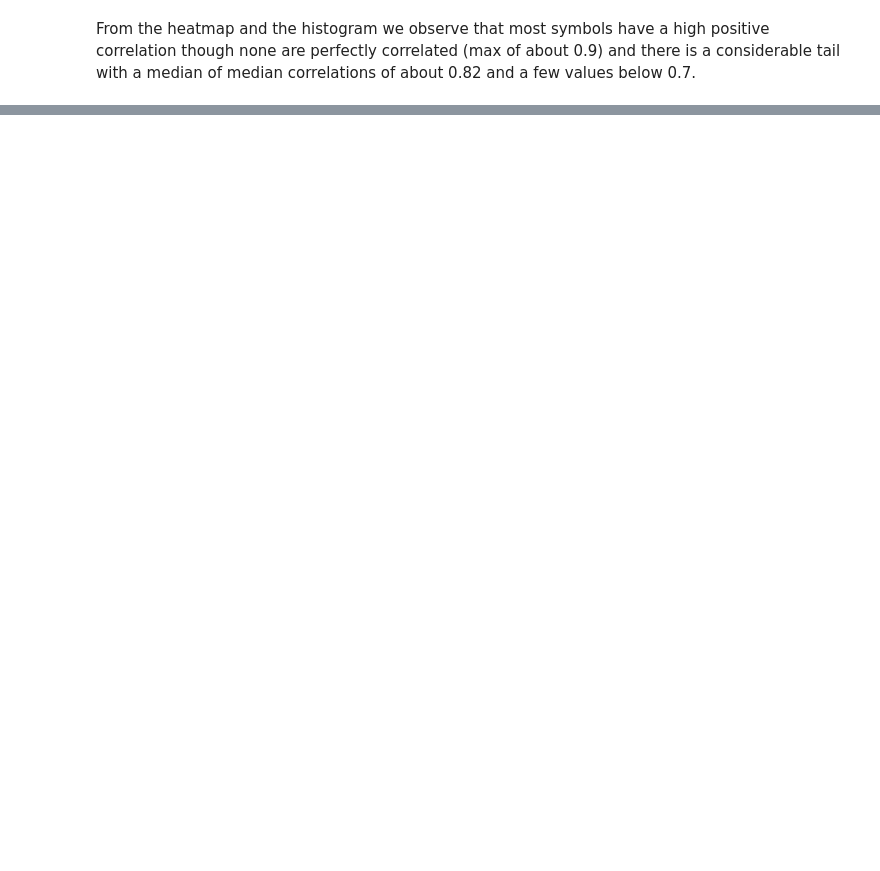
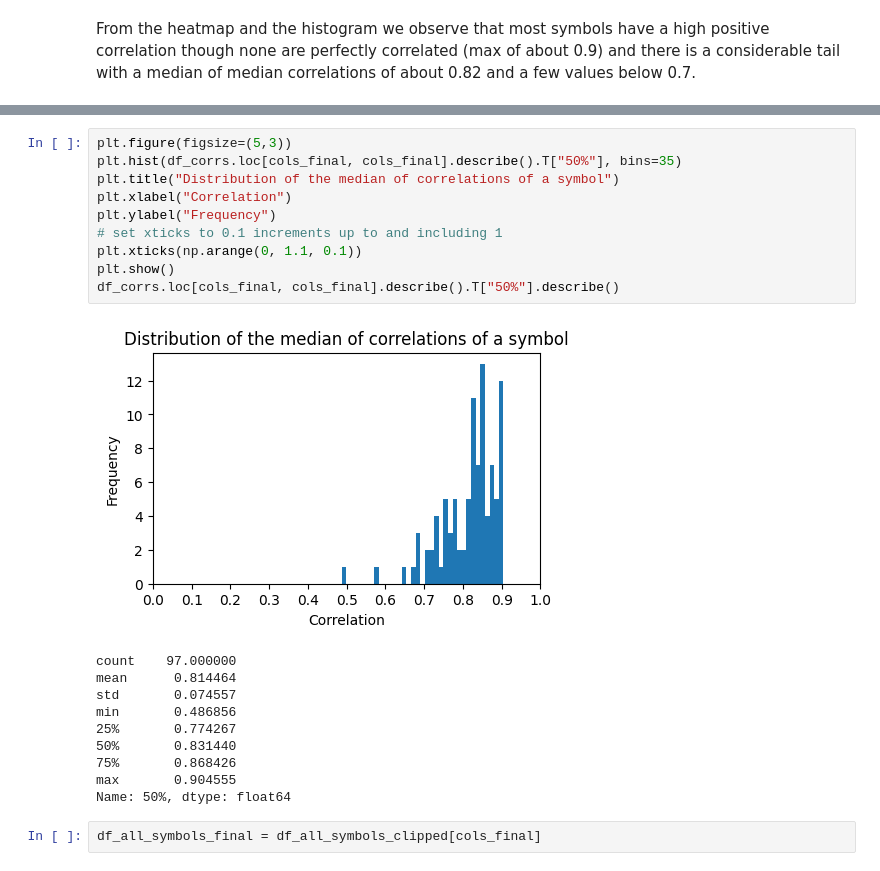
Before and after one commit to marcoopsampaio/aws_ml_eng_project_stock_prediction, a Jupyter notebook: experiments/data_exploration/data_understanding_and_cleaning.ipynb, the cells around one changed output, grey strips where cells are left out. Drawn from its saved outputs; the diff is of its cells as text; blank space fills up the shorter version.

```diff
--- a/experiments/data_exploration/data_understanding_and_cleaning.ipynb
+++ b/experiments/data_exploration/data_understanding_and_cleaning.ipynb
@@ -202,0 +238,23 @@ From the heatmap and the histogram we observe that most symbols have a high posi
+# %%
+plt.figure(figsize=(5,3))
+plt.hist(df_corrs.loc[cols_final, cols_final].describe().T["50%"], bins=35)
+plt.title("Distribution of the median of correlations of a symbol")
+plt.xlabel("Correlation")
+plt.ylabel("Frequency")
+# set xticks to 0.1 increments up to and including 1
+plt.xticks(np.arange(0, 1.1, 0.1))
+plt.show()
+df_corrs.loc[cols_final, cols_final].describe().T["50%"].describe()
+# %% [output]
+[figure, added]
+count    97.000000
+mean      0.814464
+std       0.074557
+min       0.486856
+25%       0.774267
+50%       0.831440
+75%       0.868426
+max       0.904555
+Name: 50%, dtype: float64
+# %%
+df_all_symbols_final = df_all_symbols_clipped[cols_final]
```
Also changed, not shown: parts of 5 cells of this notebook.
